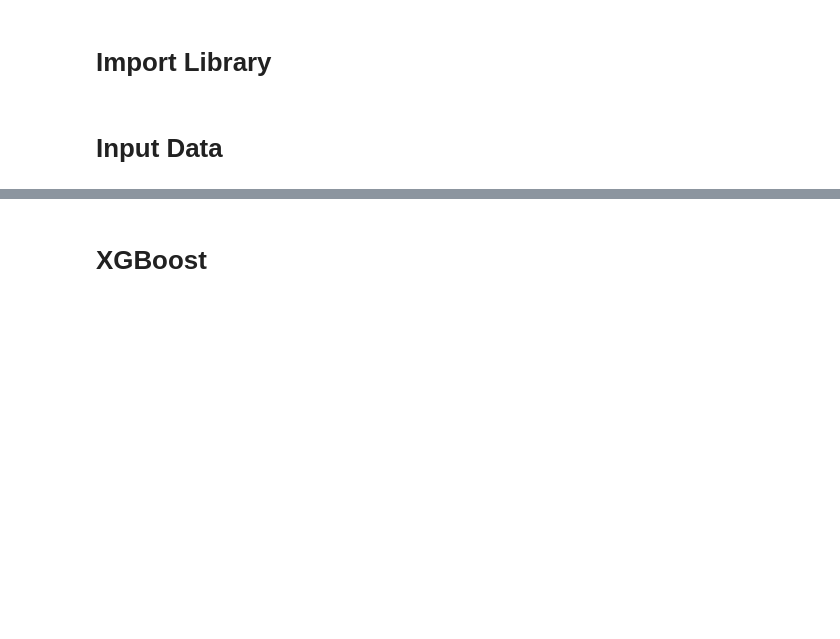
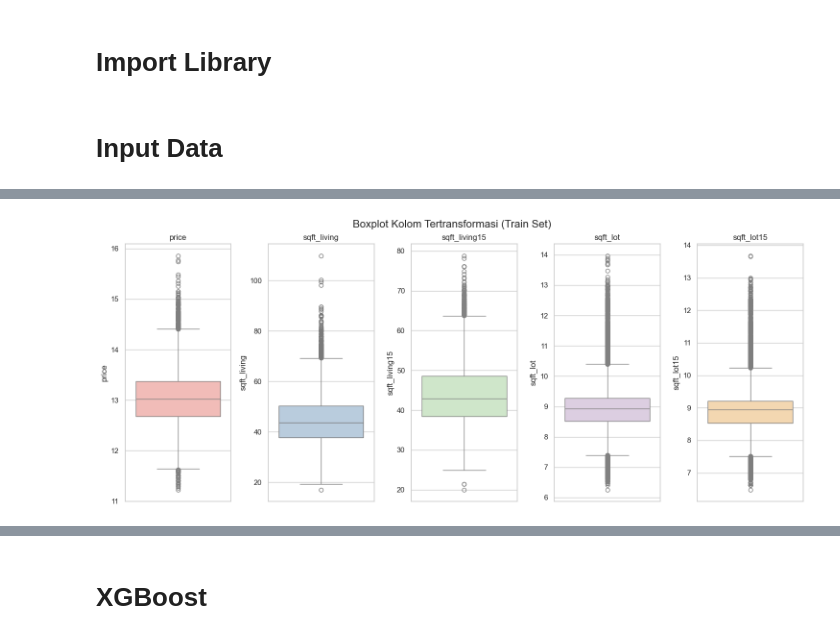
Before and after one commit to michaelwijaya2509/House-Price-Prediction---Data-Analytics, a Jupyter notebook: HousePricePrediction.ipynb, the cells around one changed output, grey strips where cells are left out. Saved outputs shown, nothing was run; the diff lists cells and outputs as text; code cells hidden in the pictures; blank space fills up the shorter version.

```diff
--- a/HousePricePrediction.ipynb
+++ b/HousePricePrediction.ipynb
@@ -55,0 +222,7 @@ Test size: 2162 (10.0%)
+# %%
+for col, func in train_transforms.items():
+    val_df[col] = func(val_df[col])
+    test_df[col] = func(test_df[col])
+
+print(val_df.head(10))
+print(test_df.head(10))
@@ -55,0 +247,16 @@ Test size: 2162 (10.0%)
+# %%
+# Pilih kolom-kolom yang sudah ditransformasi
+cols_to_plot = ['price', 'sqft_living', 'sqft_living15', 'sqft_lot', 'sqft_lot15']
+
+# Buat subplots boxplot untuk tiap kolom
+plt.figure(figsize=(15, 6))
+for i, col in enumerate(cols_to_plot):
+    plt.subplot(1, len(cols_to_plot), i+1)
+    sns.boxplot(y=train_df[col], color=plt.cm.Pastel1(i))
+    plt.title(col)
+    plt.tight_layout()
+
+plt.suptitle("Boxplot Kolom Tertransformasi (Train Set)", y=1.02, fontsize=16)
+plt.show()
+# %% [output]
+[figure, added]
```
Also changed, not shown: parts of 15 cells of this notebook, 3 other files.
